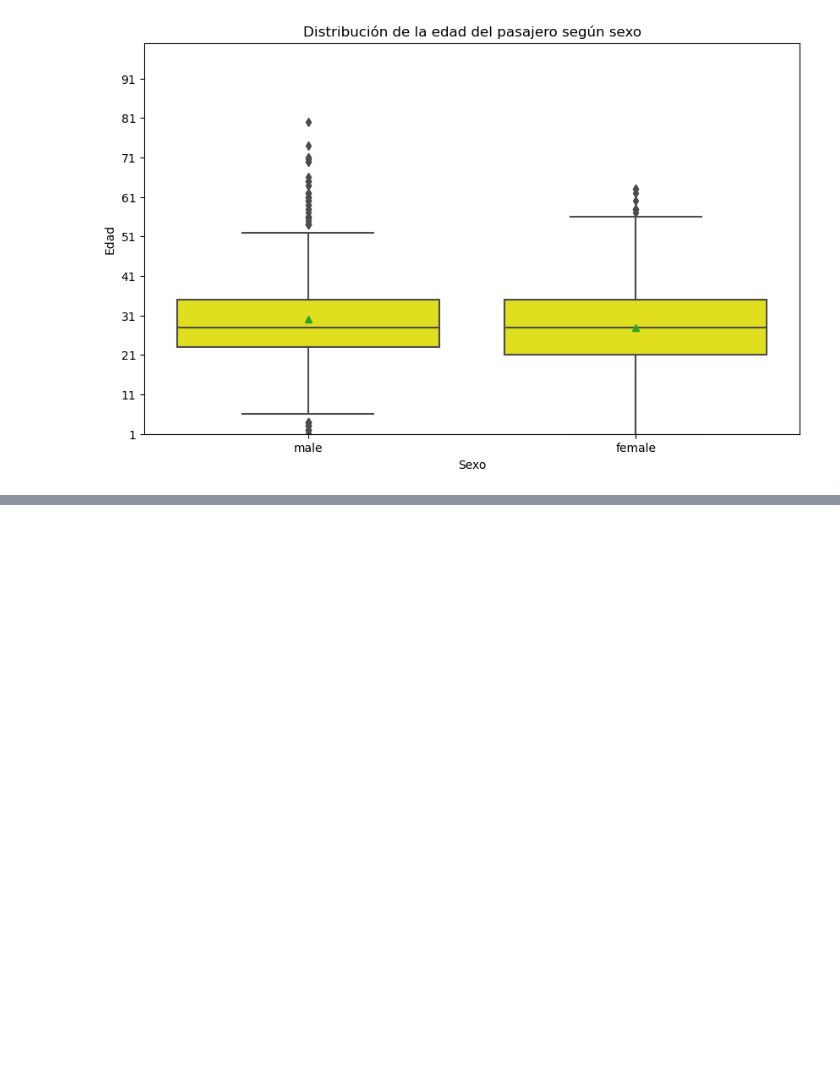
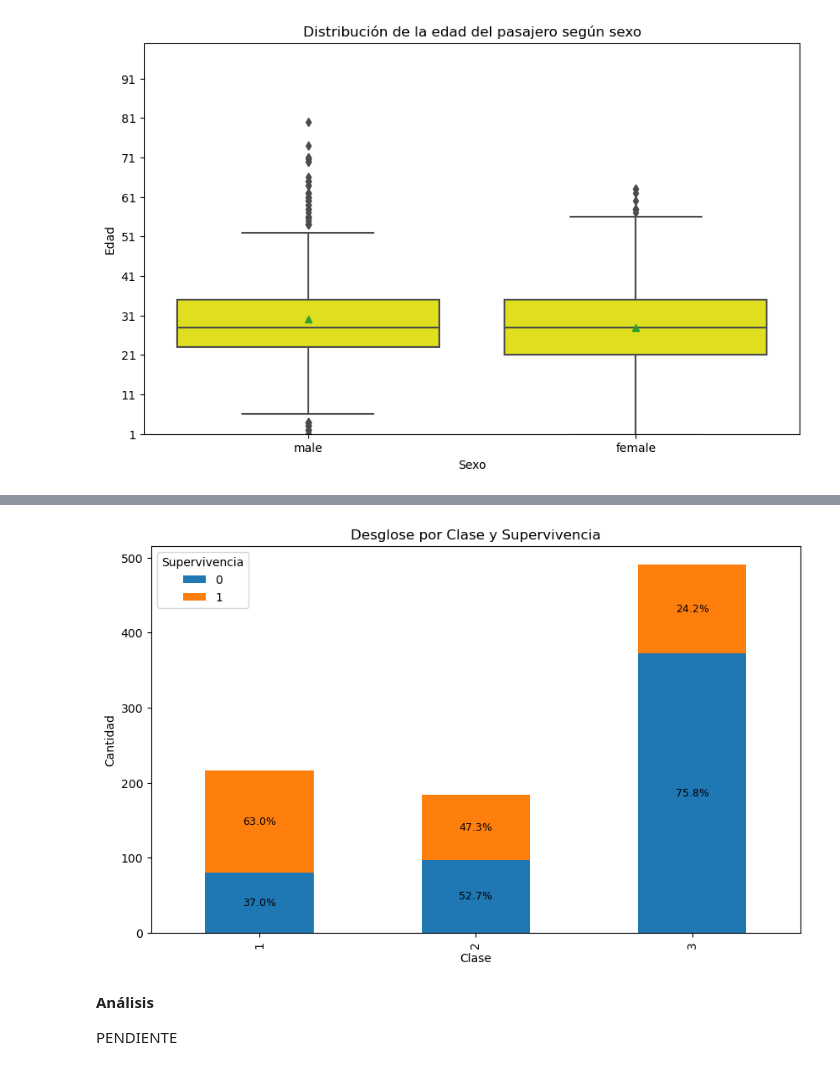
Before and after one commit to Daniel1martinez2/titanic-model-classification, a Jupyter notebook: main.ipynb, the cells around one changed output, grey strips where cells are left out. Saved outputs shown, nothing was run; the diff lists cells and outputs as text; code cells hidden in the pictures; blank space fills up the shorter version.

```diff
--- a/main.ipynb
+++ b/main.ipynb
@@ -175,0 +233,39 @@ plt.show()
+# %%
+# Agrupar por clase y supervivencia y contar las ocurrencias
+grouped_data = df_titanic.groupby(['Pclass', 'Survived']).size().unstack()
+
+# Calcular porcentajes
+percentage_data = grouped_data.div(grouped_data.sum(axis=1), axis=0) * 100
+
+# Crear el gráfico de barras
+ax = grouped_data.plot(kind='bar', stacked=True, figsize=(10, 6))
+
+# Añadir títulos y etiquetas
+plt.title('Desglose por Clase y Supervivencia')
+plt.xlabel('Clase')
+plt.ylabel('Cantidad')
+plt.legend(title='Supervivencia')
+
+# Añadir porcentajes en las barras
+for container in ax.containers:
+    # Obtener los índices del DataFrame agrupado
+    index = grouped_data.index
+    for i, v in enumerate(container):
+        # Obtener el índice actual
+        idx = index[i]
+        # Obtener el valor del porcentaje correspondiente
+        height = v.get_height()
+        if height > 0:
+            percentage = height / grouped_data.loc[idx].sum() * 100
+            ax.annotate(f'{percentage:.1f}%',
+                        (v.get_x() + v.get_width() / 2, v.get_y() + height / 2),
+                        ha='center', va='center', fontsize=9, color='black')
+
+# Mostrar el gráfico
+plt.show()
+# %% [output]
+[figure, added]
+# %% [markdown]
+**Análisis**
+
+PENDIENTE
```
Also changed, not shown: parts of 6 cells of this notebook.
